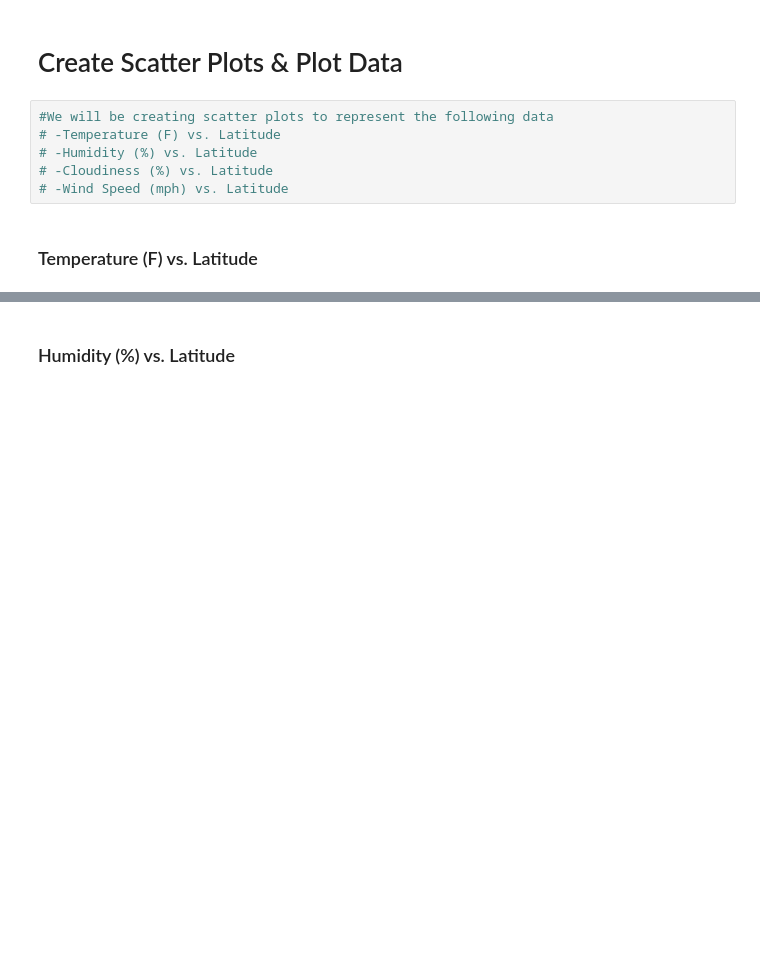
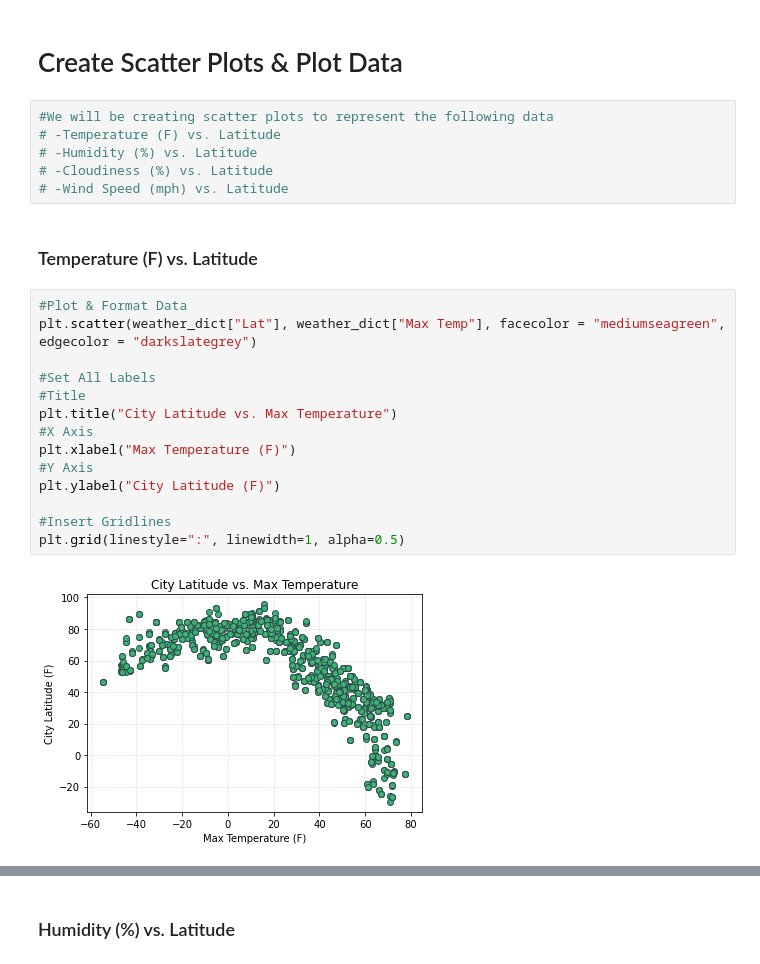
Before and after one commit to azapuchlak/Python-API-Challenge-, a Jupyter notebook: WeatherPY/WeatherPy.ipynb, the cells around one changed output, grey strips where cells are left out. Drawn from its saved outputs; the diff is of its cells as text; blank space fills up the shorter version.

Commit message:
Updated Data Pulls & Added in 2 Plots

```diff
--- a/WeatherPY/WeatherPy.ipynb
+++ b/WeatherPY/WeatherPy.ipynb
@@ -121,3 +170,19 @@ http://api.openweathermap.org/data/2.5/weather?units=Imperial&APPID=1872baddbea8
 # -Wind Speed (mph) vs. Latitude
 # %% [markdown]
 ### Temperature (F) vs. Latitude
+# %%
+#Plot & Format Data
+plt.scatter(weather_dict["Lat"], weather_dict["Max Temp"], facecolor = "mediumseagreen", edgecolor = "darkslategrey")
+
+#Set All Labels
+#Title
+plt.title("City Latitude vs. Max Temperature")
+#X Axis
+plt.xlabel("Max Temperature (F)")
+#Y Axis
+plt.ylabel("City Latitude (F)")
+
+#Insert Gridlines
+plt.grid(linestyle=":", linewidth=1, alpha=0.5)
+# %% [output]
+[figure, added]
```
Also changed, not shown: parts of 12 cells of this notebook, 1 other file.
